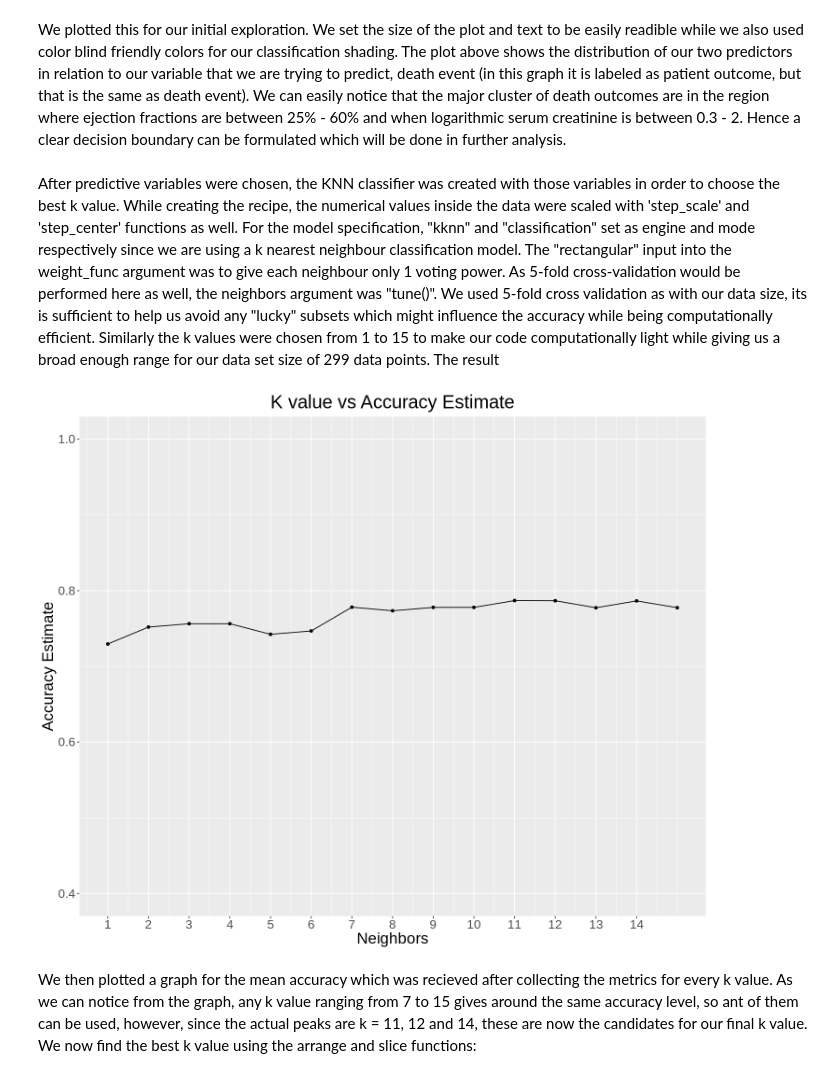
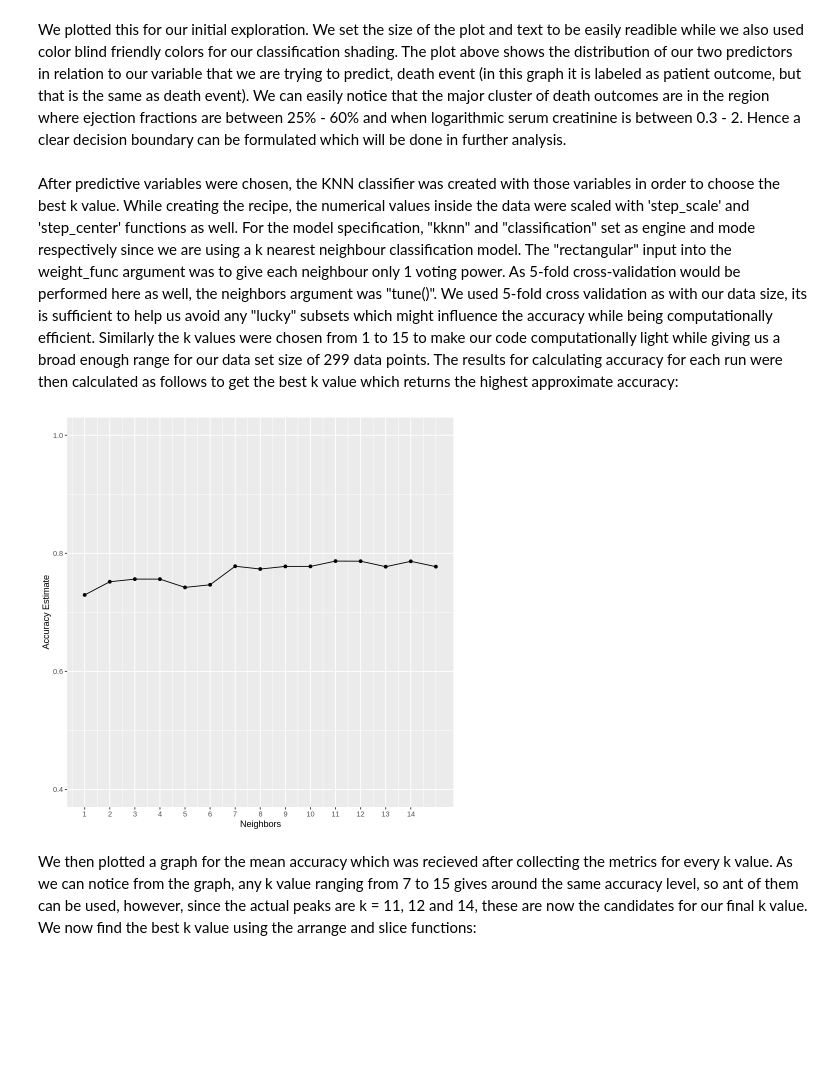
Before and after one commit to agoel25/Heart-Failure-Classifier, a Jupyter notebook: final_report.ipynb, the cells around one changed output. Cells and saved outputs as stored; diff of their text form; code cells hidden in the pictures; blank space fills up the shorter version.

Commit message:
Changed explanation for classifier

```diff
--- a/final_report.ipynb
+++ b/final_report.ipynb
@@ -235,23 +235,22 @@ kmin_results <- workflow() %>%
     tune_grid(resamples = final_vfold, grid = k_vals) %>%
     collect_metrics()
 # %% [markdown]
-After predictive variables were chosen, the KNN classifier was created with those variables in order to choose the best k value. While creating the recipe, the numerical values inside the data were scaled with 'step_scale' and 'step_center' functions as well. For the model specification, "kknn" and "classification" set as engine and mode respectively since we are using a k nearest neighbour classification model. The "rectangular" input into the weight_func argument was to give each neighbour only 1 voting power. As 5-fold cross-validation would be performed here as well, the neighbors argument was "tune()". We used 5-fold cross validation as with our data size, its is sufficient to help us avoid any "lucky" subsets which might influence the accuracy while being computationally efficient. Similarly the k values were chosen from 1 to 15 to make our code computationally light while giving us a broad enough range for our data set size of 299 data points. The result
+After predictive variables were chosen, the KNN classifier was created with those variables in order to choose the best k value. While creating the recipe, the numerical values inside the data were scaled with 'step_scale' and 'step_center' functions as well. For the model specification, "kknn" and "classification" set as engine and mode respectively since we are using a k nearest neighbour classification model. The "rectangular" input into the weight_func argument was to give each neighbour only 1 voting power. As 5-fold cross-validation would be performed here as well, the neighbors argument was "tune()". We used 5-fold cross validation as with our data size, its is sufficient to help us avoid any "lucky" subsets which might influence the accuracy while being computationally efficient. Similarly the k values were chosen from 1 to 15 to make our code computationally light while giving us a broad enough range for our data set size of 299 data points. The results for calculating accuracy for each run were then calculated as follows to get the best k value which returns the highest approximate accuracy:
 # %%
 # Extracting only accuracy values from kminresults using filter function
 final_accuracies <- kmin_results %>%
     filter(.metric == "accuracy")
 
 # Plotting a neighbors vs accuracy mean graph to see which k is the best
 accuracy_versus_k <- ggplot(final_accuracies, aes(x = neighbors, y = mean))+
       geom_point() +
       geom_line() +
-      labs(x = "Neighbors", y = "Accuracy Estimate", title = "K value vs Accuracy Estimate") +
+      labs(x = "Neighbors", y = "Accuracy Estimate") +
       scale_x_continuous(breaks = seq(0, 14, by = 1)) +  # adjusting the x-axis
-      scale_y_continuous(limits = c(0.4, 1.0))+ # adjusting the y-axis
-    theme(text = element_text(size = 20), plot.title = element_text(hjust = .5))
+      scale_y_continuous(limits = c(0.4, 1.0)) # adjusting the y-axis
 accuracy_versus_k
 # %% [output]
-[figure, old version]
+[figure, new version]
 # %% [markdown]
 We then plotted a graph for the mean accuracy which was recieved after collecting the metrics for every k value. As we can notice from the graph, any k value ranging from 7 to 15 gives around the same accuracy level, so ant of them can be used, however, since the actual peaks are k = 11, 12 and 14, these are now the candidates for our final k value. We now find the best k value using the arrange and slice functions:
 # %%
```
Also changed, not shown: parts of 2 cells of this notebook.
